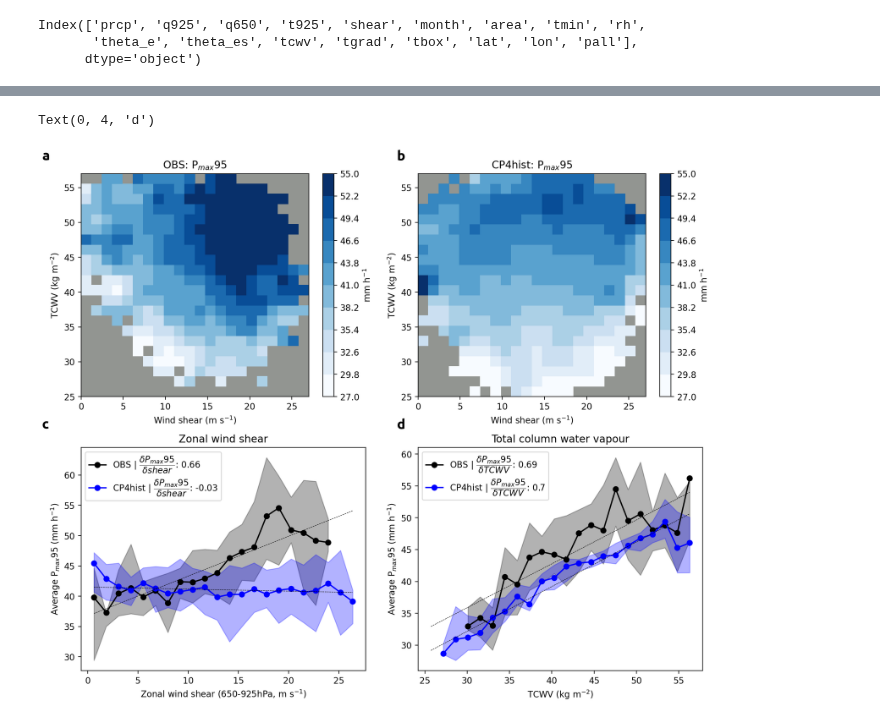
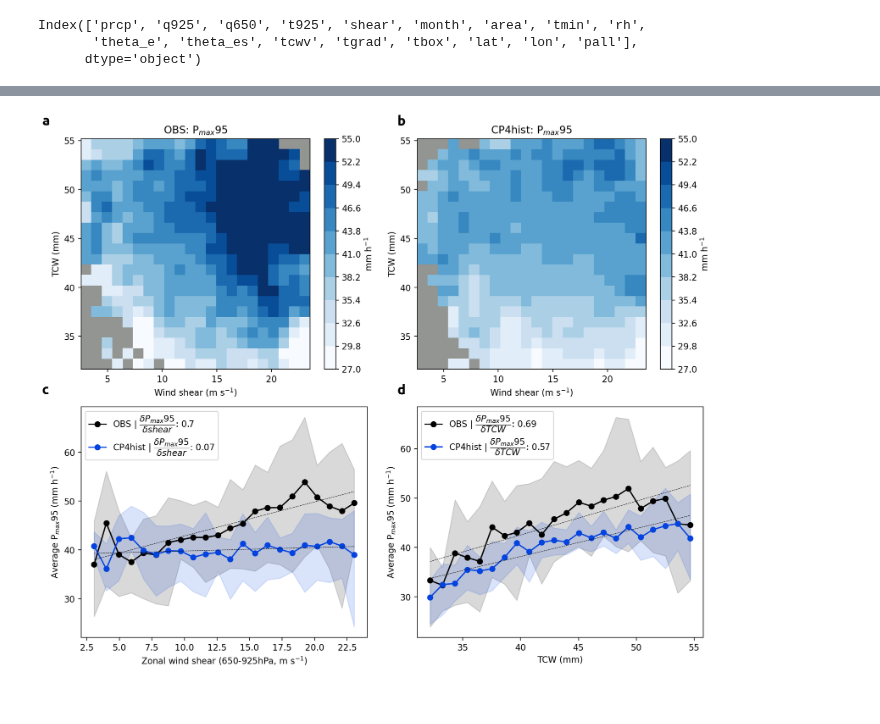
Before and after one commit to cornkle/proj_CEH, a Jupyter notebook: notebooks/ENDGAME_scatter_CP4vsOBS_Fig01.ipynb, the cells around one changed output, grey strips where cells are left out. Drawn from its saved outputs; the diff is of its cells as text; code cells hidden in the pictures.

```diff
--- a/notebooks/ENDGAME_scatter_CP4vsOBS_Fig01.ipynb
+++ b/notebooks/ENDGAME_scatter_CP4vsOBS_Fig01.ipynb
@@ -430,9 +447,9 @@ def density_plot(v1,v2):
 
     return data
 # %%
-oposi = (obs_gpm.q925>=8.) & (obs_gpm.shear>-5) &  (obs_gpm.prcp>=5) & (obs_gpm.theta_e>=-40) & (obs_gpm.area>=5000) & (obs_gpm.tmin<=-55) # & ((obs_gpm.month>=9) | (obs_gpm.month<=5))
-cposi = (hist.q925>=8.) & (hist.shear>-5) &  (hist.prcp>=5) & (np.isfinite(hist.q925)) & np.isfinite(hist.shear)  & (hist.area>=5000) & (hist.tmin<=-55)
-fposi = (fut.q925>=8.) & (fut.shear>-5) &  (fut.prcp>=5) & (np.isfinite(fut.q925)) & np.isfinite(fut.shear)  & (fut.area>=5000) & (fut.tmin<=-55)
+oposi = (obs_gpm.q925>=8.) & (obs_gpm.shear>0) &  (obs_gpm.prcp>=1) & (obs_gpm.theta_e>=-40) & (obs_gpm.area>=5000) & (obs_gpm.tmin<=-55) # & ((obs_gpm.month>=9) | (obs_gpm.month<=5))
+cposi = (hist.q925>=8.) & (hist.shear>0) &  (hist.prcp>=1) & (np.isfinite(hist.q925)) & np.isfinite(hist.shear)  & (hist.area>=5000) & (hist.tmin<=-55)
+fposi = (fut.q925>=8.) & (fut.shear>0) &  (fut.prcp>=1) & (np.isfinite(fut.q925)) & np.isfinite(fut.shear)  & (fut.area>=5000) & (fut.tmin<=-55)
 # %%
 obs = obs_gpm[oposi]
 cp4 = hist[cposi]
@@ -444,6 +461,10 @@ Try using .loc[row_indexer,col_indexer] = value instead
 
 See the caveats in the documentation: https://pandas.pydata.org/pandas-docs/stable/user_guide/indexing.html#returning-a-view-versus-a-copy
   self[name] = value
+# %%
+shearbins = np.linspace(np.percentile(obs.shear,1.5),np.percentile(obs.shear,99), 23 )
+tcwvbins = np.linspace(np.percentile(obs.tcwv,1.8),np.percentile(obs.tcwv,99), 23 )
+qbins = np.linspace(np.percentile(obs.q925,1.5),np.percentile(obs.q925,99), 23 )
 # %%
 cp4.area.min()
 # %% [output]
@@ -659,8 +680,8 @@ def binning_2dhist(prcp, tmin, bins):
             mean.append(vv)
             if vvflag:
                 try:
-                    percup.append(np.percentile(vals[np.isfinite(vals)],75))
-                    percdown.append(np.percentile(vals[np.isfinite(vals)],25))
+                    percup.append(np.percentile(vals[np.isfinite(vals)],90))  #75,25
+                    percdown.append(np.percentile(vals[np.isfinite(vals)],10))
                 except:
                     percup.append(np.nan)
                     percdown.append(np.nan)
@@ -1015,46 +1040,51 @@ pcp4 = cp4_tcwv_shear
 
 ax2 = f.add_subplot(223)
 plt.plot(pobs['bins'],pobs['pmean'], '-ko', label=r'OBS | $\dfrac{\delta P_{max} 95}{\delta shear}$: ' + str(np.round(pobs['slope'],2)))
-plt.fill_between(pobs['bins'],pobs['p10'],pobs['p90'], color='k', alpha=0.3)
-plt.fill_between(pcp4['bins'],pcp4['p10'],pcp4['p90'], color='blue', alpha=0.3)
-plt.plot(pcp4['bins'],pcp4['pmean'], color='blue', marker='o', label='CP4hist | $\dfrac{\delta P_{max} 95}{\delta shear}$: ' + str(np.round(pcp4['slope'],2)))
+plt.fill_between(pobs['bins'],pobs['p10'],pobs['p90'], color='k', alpha=0.15)
+plt.fill_between(pcp4['bins'],pcp4['p10'],pcp4['p90'], color='xkcd:blue', alpha=0.15)
+plt.plot(pcp4['bins'],pcp4['pmean'], color='xkcd:blue', marker='o', label='CP4hist | $\dfrac{\delta P_{max} 95}{\delta shear}$: ' + str(np.round(pcp4['slope'],2)))
 plt.plot(pobs['bins'],pobs['slope']*pobs['bins']+pobs['intercept'], linestyle='dashed', color='k', linewidth=0.5)
 plt.plot(pcp4['bins'],pcp4['slope']*pcp4['bins']+pcp4['intercept'], linestyle='dashed', color='k', linewidth=0.5)
 plt.xlabel('Zonal wind shear (650-925hPa, m s$^{-1}$)')
 plt.ylabel('Average P$_{max}$95 (mm h$^{-1}$)')
-plt.title('Zonal wind shear')
+#plt.title('Zonal wind shear')
 #plt.ylim(12,31)
 #plt.ylim(15,33)
 plt.legend(loc='upper left')
 
+fdic = {'obs_shear' : pobs['slope'], 'cp4_shear' : pcp4['slope']}
+import pickle
+pickle.dump(fdic, open('/home/ck/DIR/cornkle/figs/ENDGAME/shear_factors.p', "wb"))
+
 pobs = obs_shear_tcwv
 pcp4 = cp4_shear_tcwv
 ax3 = f.add_subplot(224)
-plt.plot(pobs['bins'],pobs['pmean'], '-ko', label=r'OBS | $\dfrac{\delta P_{max} 95}{\delta TCWV}$: ' + str(np.round(pobs['slope'],2)))
-plt.fill_between(pobs['bins'],pobs['p10'],pobs['p90'], color='k', alpha=0.3)
-plt.fill_between(pcp4['bins'],pcp4['p10'],pcp4['p90'], color='blue', alpha=0.3)
+plt.plot(pobs['bins'],pobs['pmean'], '-ko', label=r'OBS | $\dfrac{\delta P_{max} 95}{\delta TCW}$: ' + str(np.round(pobs['slope'],2)))
+plt.fill_between(pobs['bins'],pobs['p10'],pobs['p90'], color='k', alpha=0.15)
+plt.fill_between(pcp4['bins'],pcp4['p10'],pcp4['p90'], color='xkcd:blue', alpha=0.15)
 
-plt.plot(pcp4['bins'],pcp4['pmean'], color='blue', marker='o', label=r'CP4hist | $\dfrac{\delta P_{max} 95}{\delta TCWV}$: ' + str(np.round(pcp4['slope'],2)))
+plt.plot(pcp4['bins'],pcp4['pmean'], color='xkcd:blue', marker='o', label=r'CP4hist | $\dfrac{\delta P_{max} 95}{\delta TCW}$: ' + str(np.round(pcp4['slope'],2)))
 plt.plot(pobs['bins'],pobs['slope']*pobs['bins']+pobs['intercept'], linestyle='dashed', color='k', linewidth=0.5)
 plt.plot(pcp4['bins'],pcp4['slope']*pcp4['bins']+pcp4['intercept'], linestyle='dashed', color='k', linewidth=0.5)
 #plt.xlabel('Specific humidity (925hPa, g kg$^{-1}$)')
-plt.xlabel('TCWV (kg m$^{-2}$)')
+plt.xlabel('TCW (mm)')
 plt.ylabel('Average P$_{max}$95 (mm h$^{-1}$)')
-plt.title('Total column water vapour')
+#plt.title('Total column water vapour')
 plt.legend(loc='upper left')
 plt.tight_layout()
+
+
 text = ['a', 'b', 'c', 'd']
 plt.annotate(text[0], xy=(0.006, 0.97), xytext=(0, 4), xycoords=('figure fraction', 'figure fraction'),
              textcoords='offset points', fontweight='bold', fontname='Ubuntu', fontsize=16)
 plt.annotate(text[1], xy=(0.53, 0.97), xytext=(0, 4), xycoords=('figure fraction', 'figure fraction'),
              textcoords='offset points', fontweight='bold', fontname='Ubuntu', fontsize=16)
 plt.annotate(text[2], xy=(0.006, 0.49), xytext=(0, 4), xycoords=('figure fraction', 'figure fraction'),
              textcoords='offset points', fontweight='bold', fontname='Ubuntu', fontsize=16)
 plt.annotate(text[3], xy=(0.53, 0.49), xytext=(0, 4), xycoords=('figure fraction', 'figure fraction'),
              textcoords='offset points', fontweight='bold', fontname='Ubuntu', fontsize=16)
 
 
-#plt.savefig(cnst.network_data + 'figs/ENDGAME/OBS_CP4_2dHist_'+tag+'_15km_'+ttag+'_NOFUTURE_50Cp90_duo_gauss.jpg')
+plt.savefig(cnst.network_data + 'figs/ENDGAME/OBS_CP4_2dHist_'+tag+'_15km_'+ttag+'_NOFUTURE_50Cp90_duo_gauss_hourly2.jpg')
 # %% [output]
-Text(0, 4, 'd')
-[figure, old version]
+[figure, new version]
```
Also changed, not shown: parts of 27 cells of this notebook, 20 other files.
